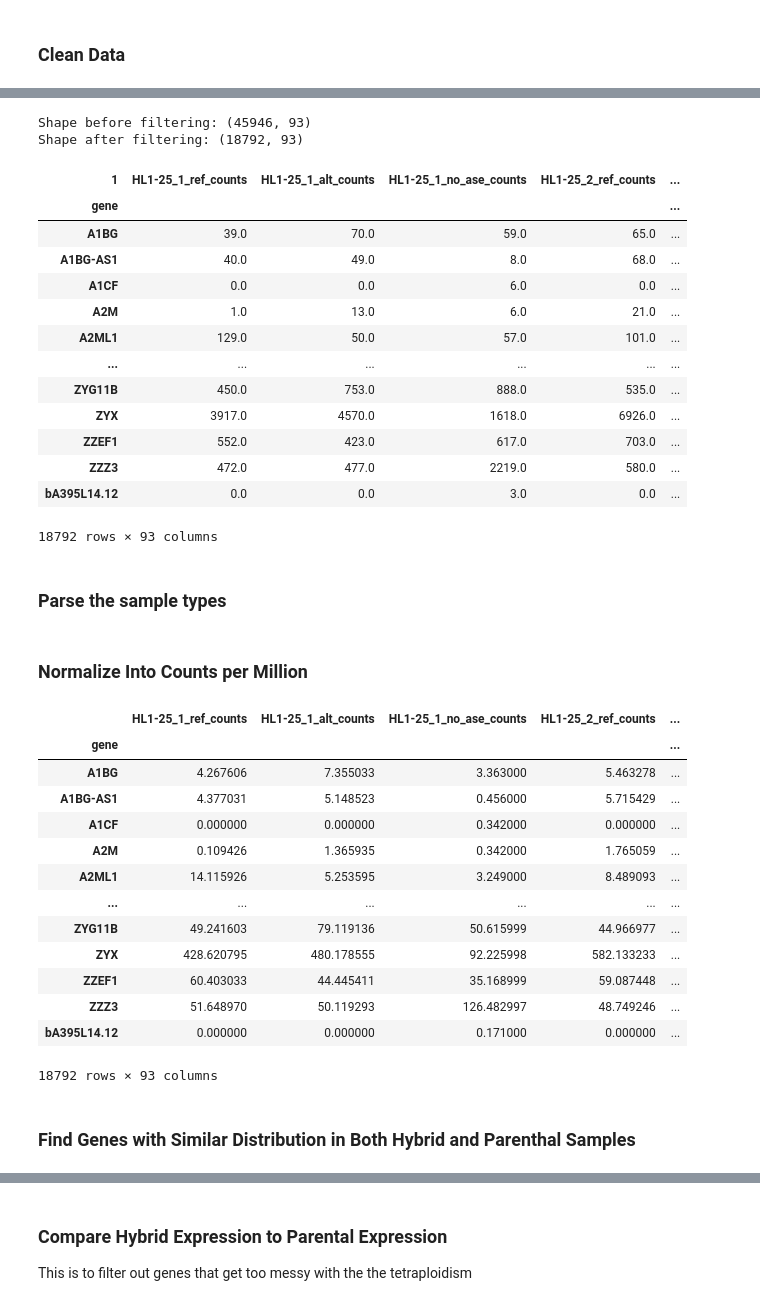
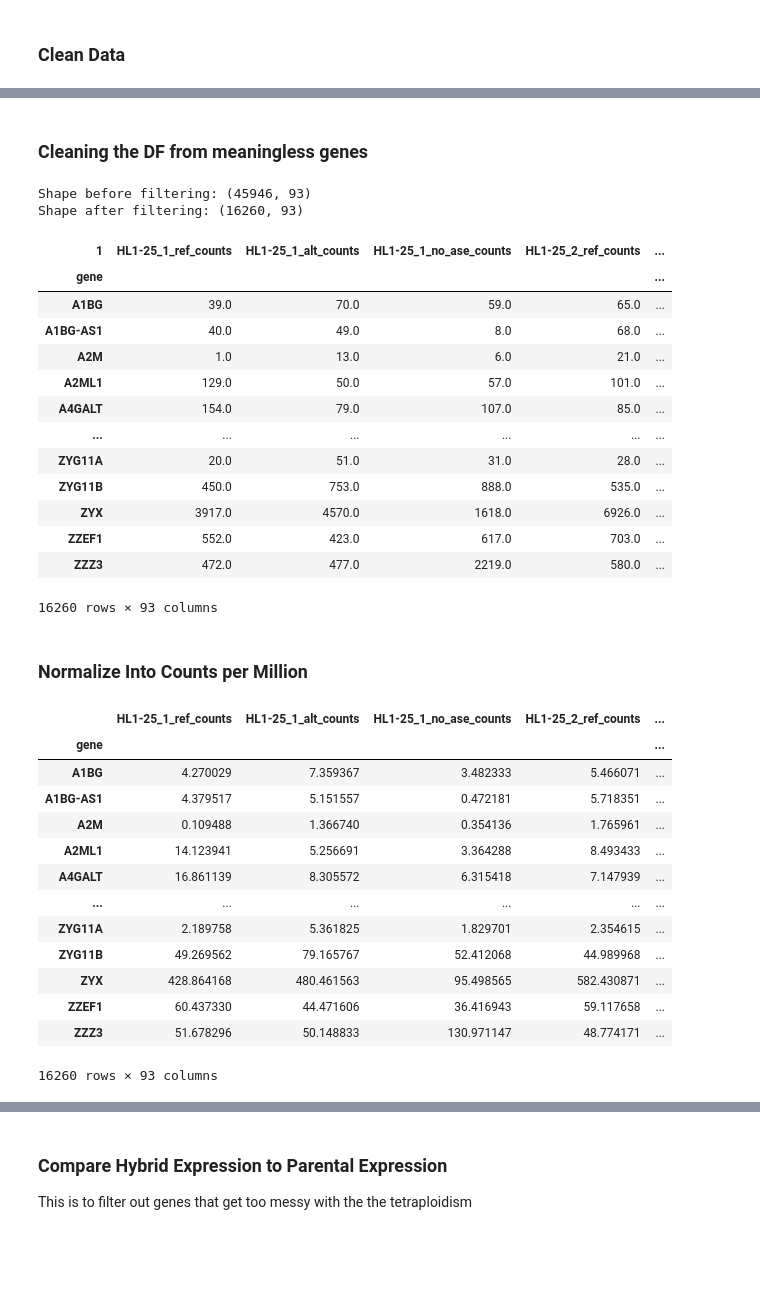
Before and after one commit to matanyaw9/iml_project, a Jupyter notebook: part_3.ipynb, the cells around one changed output, grey strips where cells are left out. Drawn from its saved outputs; the diff is of its cells as text; code cells hidden in the pictures; blank space fills up the shorter version.

```diff
--- a/part_3.ipynb
+++ b/part_3.ipynb
@@ -76,0 +77,20 @@ raw_df
+# %%
+HYBRIDS_SAMPLES = set([s for s in simplified_df.columns if 'HL' in s])
+non_hybrid = set(simplified_df.columns) - HYBRIDS_SAMPLES
+HUMAN_SAMPLES = set([s for s in non_hybrid if 'H' in s])
+CHIMP_SAMPLES = non_hybrid - HUMAN_SAMPLES
+REF_COUNT = set([s for s in simplified_df.columns if 'ref' in s])
+ALT_COUNT = set([s for s in simplified_df.columns if 'alt' in s])
+NO_ASE_COUNT = set([s for s in simplified_df.columns if 'no_ase' in s])
+CNCC = set([s for s in simplified_df.columns if 'CNCC' in s])
+IPSC = set(simplified_df.columns) - CNCC
+
+SAMPLES = {}
+for s in samples:
+    SAMPLES[s] = []
+
+
+def intersect(list_of_categories):
+    """This function takes a list of categories and returns the intersection of the samples that belong to those categories
+    Will be used to specify the columns in the DF which we want to work with"""
+    return list(set.intersection(*list_of_categories))
@@ -77,24 +109,27 @@ raw_df
+# %% [markdown]
+### Cleaning the DF from meaningless genes
 # %%
-print("Shape before filtering:", raw_df.shape)
-DATA_FRAME = raw_df[raw_df.gt(50).any(axis=1)]
-print("Shape after filtering:", DATA_FRAME.shape)
-DATA_FRAME
+print("Shape before filtering:", simplified_df.shape)
+
+# Filtering the data - removing redundant genes
+# human_chimp_gene_expression_columns = REF_COUNT.union(ALT_COUNT)
+clean_df = simplified_df[simplified_df.loc[:,list(REF_COUNT.union(ALT_COUNT))].gt(50).any(axis=1)]
+print("Shape after filtering:", clean_df.shape)
+clean_df
 # %% [output]
 Shape before filtering: (45946, 93)
-Shape after filtering: (18792, 93)
+Shape after filtering: (16260, 93)
 | 1 | HL1-25_1_ref_counts | HL1-25_1_alt_counts | HL1-25_1_no_ase_counts | HL1-25_2_ref_counts | ... |
 | gene |  |  |  |  | ... |
 | A1BG | 39.0 | 70.0 | 59.0 | 65.0 | ... |
 | A1BG-AS1 | 40.0 | 49.0 | 8.0 | 68.0 | ... |
-| A1CF | 0.0 | 0.0 | 6.0 | 0.0 | ... |
 | A2M | 1.0 | 13.0 | 6.0 | 21.0 | ... |
 | A2ML1 | 129.0 | 50.0 | 57.0 | 101.0 | ... |
+| A4GALT | 154.0 | 79.0 | 107.0 | 85.0 | ... |
 | ... | ... | ... | ... | ... | ... |
+| ZYG11A | 20.0 | 51.0 | 31.0 | 28.0 | ... |
 | ZYG11B | 450.0 | 753.0 | 888.0 | 535.0 | ... |
 | ZYX | 3917.0 | 4570.0 | 1618.0 | 6926.0 | ... |
 | ZZEF1 | 552.0 | 423.0 | 617.0 | 703.0 | ... |
 | ZZZ3 | 472.0 | 477.0 | 2219.0 | 580.0 | ... |
-| bA395L14.12 | 0.0 | 0.0 | 3.0 | 0.0 | ... |
-18792 rows × 93 columns
+16260 rows × 93 columns
-# %% [markdown]
-### Parse the sample types
@@ -116,29 +136,28 @@ def intersect(list_of_categories):
 # %% [markdown]
 ### Normalize Into Counts per Million
 # %%
-normalized_df = pd.DataFrame(index=DATA_FRAME.index)
+# Normalizing the counts to TPM - Transcripts Per Million
+normalized_df = pd.DataFrame(index=clean_df.index)
 
 COLUMNS_PER_SAMPLE = 3
-for i in range(0, DATA_FRAME.shape[1], COLUMNS_PER_SAMPLE):
-    sample_window = DATA_FRAME.iloc[:, i:i + COLUMNS_PER_SAMPLE]
+for i in range(0, clean_df.shape[1], COLUMNS_PER_SAMPLE):
+    sample_window = clean_df.iloc[:, i:i + COLUMNS_PER_SAMPLE]
     total_sample_counts = sample_window.sum()
-    normalized_df[sample_window.columns] = (float(1e6) * sample_window / total_sample_counts).astype(float)
+    normalized_df[sample_window.columns] = (1e6 * sample_window / total_sample_counts).astype(float)
 
 normalized_df
 # %% [output]
 |  | HL1-25_1_ref_counts | HL1-25_1_alt_counts | HL1-25_1_no_ase_counts | HL1-25_2_ref_counts | ... |
 | gene |  |  |  |  | ... |
-| A1BG | 4.267606 | 7.355033 | 3.363000 | 5.463278 | ... |
-| A1BG-AS1 | 4.377031 | 5.148523 | 0.456000 | 5.715429 | ... |
-| A1CF | 0.000000 | 0.000000 | 0.342000 | 0.000000 | ... |
-| A2M | 0.109426 | 1.365935 | 0.342000 | 1.765059 | ... |
-| A2ML1 | 14.115926 | 5.253595 | 3.249000 | 8.489093 | ... |
+| A1BG | 4.270029 | 7.359367 | 3.482333 | 5.466071 | ... |
+| A1BG-AS1 | 4.379517 | 5.151557 | 0.472181 | 5.718351 | ... |
+| A2M | 0.109488 | 1.366740 | 0.354136 | 1.765961 | ... |
+| A2ML1 | 14.123941 | 5.256691 | 3.364288 | 8.493433 | ... |
+| A4GALT | 16.861139 | 8.305572 | 6.315418 | 7.147939 | ... |
 | ... | ... | ... | ... | ... | ... |
-| ZYG11B | 49.241603 | 79.119136 | 50.615999 | 44.966977 | ... |
-| ZYX | 428.620795 | 480.178555 | 92.225998 | 582.133233 | ... |
-| ZZEF1 | 60.403033 | 44.445411 | 35.168999 | 59.087448 | ... |
-| ZZZ3 | 51.648970 | 50.119293 | 126.482997 | 48.749246 | ... |
-| bA395L14.12 | 0.000000 | 0.000000 | 0.171000 | 0.000000 | ... |
+| ZYG11A | 2.189758 | 5.361825 | 1.829701 | 2.354615 | ... |
+| ZYG11B | 49.269562 | 79.165767 | 52.412068 | 44.989968 | ... |
+| ZYX | 428.864168 | 480.461563 | 95.498565 | 582.430871 | ... |
+| ZZEF1 | 60.437330 | 44.471606 | 36.416943 | 59.117658 | ... |
+| ZZZ3 | 51.678296 | 50.148833 | 130.971147 | 48.774171 | ... |
-18792 rows × 93 columns
+16260 rows × 93 columns
-# %% [markdown]
-### Find Genes with Similar Distribution  in Both Hybrid and Parenthal Samples
```
Also changed, not shown: parts of 20 cells of this notebook.
